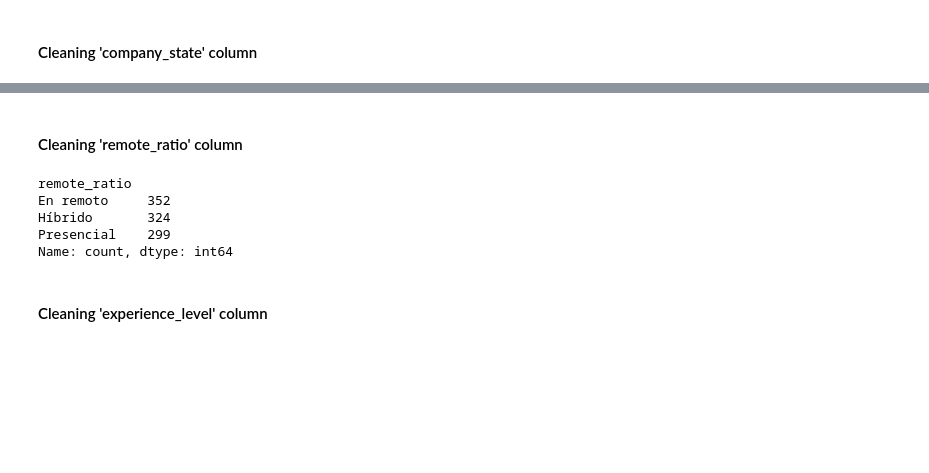
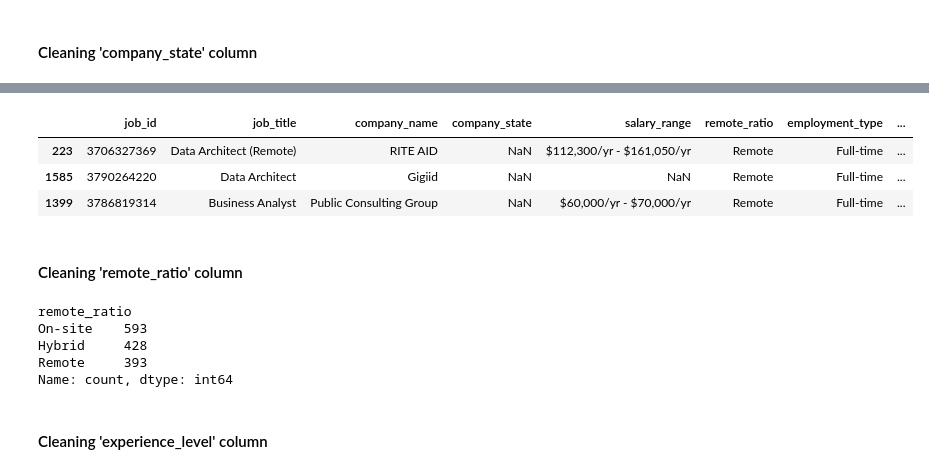
Before and after one commit to niniet98/FINAL-PROJECT, a Jupyter notebook: notebooks/04_linkedin_cleaning.ipynb, the cells around one changed output, grey strips where cells are left out. Saved outputs shown, nothing was run; the diff lists cells and outputs as text; code cells hidden in the pictures; blank space fills up the shorter version.

```diff
--- a/notebooks/04_linkedin_cleaning.ipynb
+++ b/notebooks/04_linkedin_cleaning.ipynb
@@ -100,0 +47,15 @@ array(['CA', 'NC', 'VA', 'NY', 'USA', 'WA', 'MI', 'NE', 'TX', 'IN', 'GA',
+# %%
+def sclean_company_state(df, states):
+    for key, value in states.items():
+        df['company_state'] = df['company_state'].apply(lambda row: value if key in str(row) else row)
+    return df
+
+state_names = uscities['state_name'].unique()
+states_dict = {}
+for i in states_ids:
+    filtered_data = uscities[uscities['state_id'] == i]
+    state_name = filtered_data['state_name'].iloc[0] if not filtered_data.empty else None
+    states_dict[state_name] = i
+
+linkedin = sclean_company_state(linkedin, states_dict)
+linkedin['company_state'].unique()
@@ -100,0 +78,6 @@ array(['CA', 'NC', 'VA', 'NY', 'USA', 'WA', 'MI', 'NE', 'TX', 'IN', 'GA',
+# %%
+state_cities = {}
+for i in states_ids:
+    filtered_data = uscities[uscities['state_id'] == i]
+    state_cities[i] = filtered_data['city'].to_list()
+    print(f'{i}: {filtered_data["city"].to_list()}')
@@ -100,0 +102,14 @@ array(['CA', 'NC', 'VA', 'NY', 'USA', 'WA', 'MI', 'NE', 'TX', 'IN', 'GA',
+# %%
+def check_city(row, key, cities):
+    for i in cities:
+        if i in str(row):
+            return key
+    return row
+
+def tclean_company_state(df, states):
+    for key, val in states.items():
+        df['company_state'] = df['company_state'].apply(lambda row: check_city(row, key, val))
+    return df
+
+linkedin = tclean_company_state(linkedin, state_cities)
+linkedin['company_state'].unique()
@@ -100,0 +124,3 @@ array(['CA', 'NC', 'VA', 'NY', 'USA', 'WA', 'MI', 'NE', 'TX', 'IN', 'GA',
+# %%
+linkedin['company_state'] = linkedin['company_state'].apply(lambda row: np.nan if 'United States' in str(row) else row)
+linkedin['company_state'].unique()
@@ -101,24 +139,27 @@ array(['CA', 'NC', 'VA', 'NY', 'USA', 'WA', 'MI', 'NE', 'TX', 'IN', 'GA',
+# %%
+linkedin[linkedin['company_state'].isna()].sample(3)
+# %% [output]
+|  | job_id | job_title | company_name | company_state | salary_range | remote_ratio | employment_type | ... |
+| 223 | 3706327369 | Data Architect (Remote) | RITE AID | NaN | $112,300/yr - $161,050/yr | Remote | Full-time | ... |
+| 1585 | 3790264220 | Data Architect | Gigiid | NaN | NaN | Remote | Full-time | ... |
+| 1399 | 3786819314 | Business Analyst | Public Consulting Group | NaN | $60,000/yr - $70,000/yr | Remote | Full-time | ... |
 # %% [markdown]
 #### Cleaning 'remote_ratio' column
 # %%
 def clean_remote_ratio(df, list_):
     for i in list_:
         df['remote_ratio'] = df['remote_ratio'].apply(lambda row: i if i in str(row) else str(row))
-    df['remote_ratio'] = df['remote_ratio'].apply(lambda row: np.nan if str(row) == 'nan' else str(row))
+        df['remote_ratio'] = df['remote_ratio'].apply(lambda row: np.nan if str(row) == 'nan' else str(row))
     return df
 
-remote_dict = [
-    'Presencial',
-    'Híbrido',
-    'En remoto'
-]
-linkedin = clean_remote_ratio(linkedin, remote_dict)
+remote = linkedin['remote_ratio'].to_list()
+linkedin = clean_remote_ratio(linkedin, remote)
 linkedin['remote_ratio'].value_counts()
 # %% [output]
 remote_ratio
-En remoto     352
-Híbrido       324
-Presencial    299
+On-site    593
+Hybrid     428
+Remote     393
 Name: count, dtype: int64
 # %% [markdown]
 #### Cleaning 'experience_level' column
```
Also changed, not shown: parts of 20 cells of this notebook, 3 other files.
